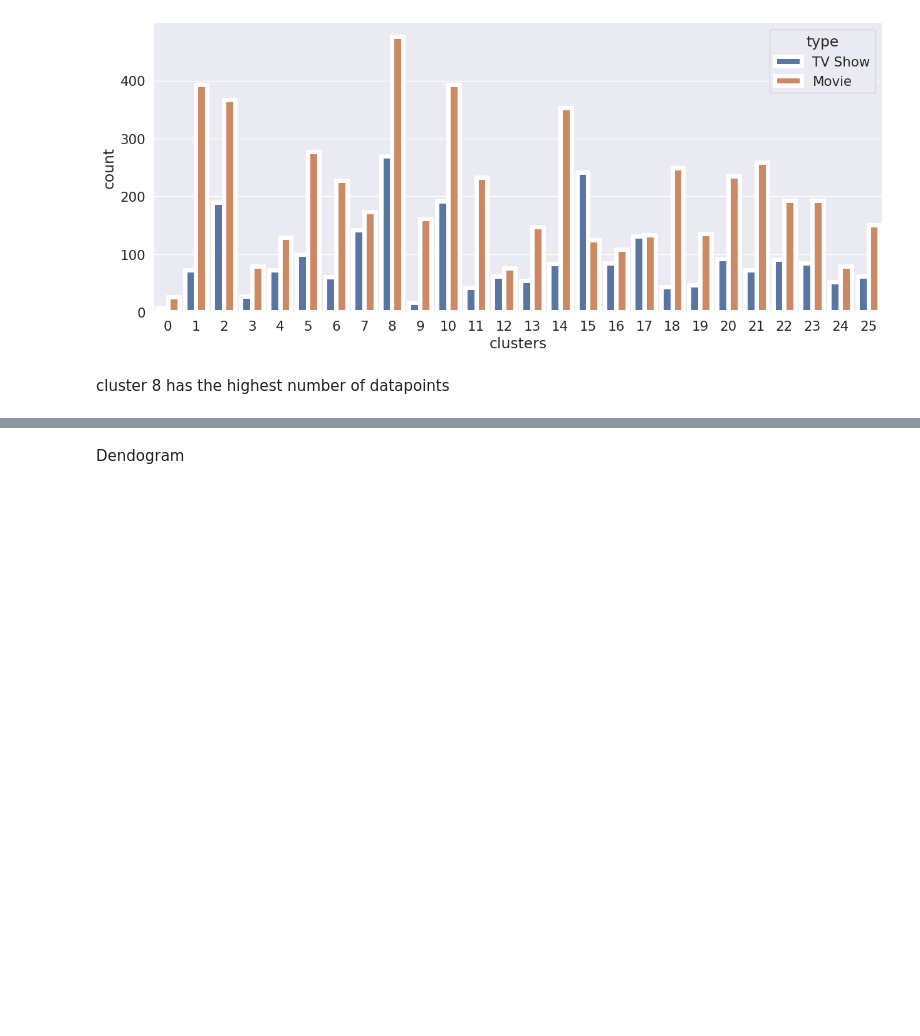
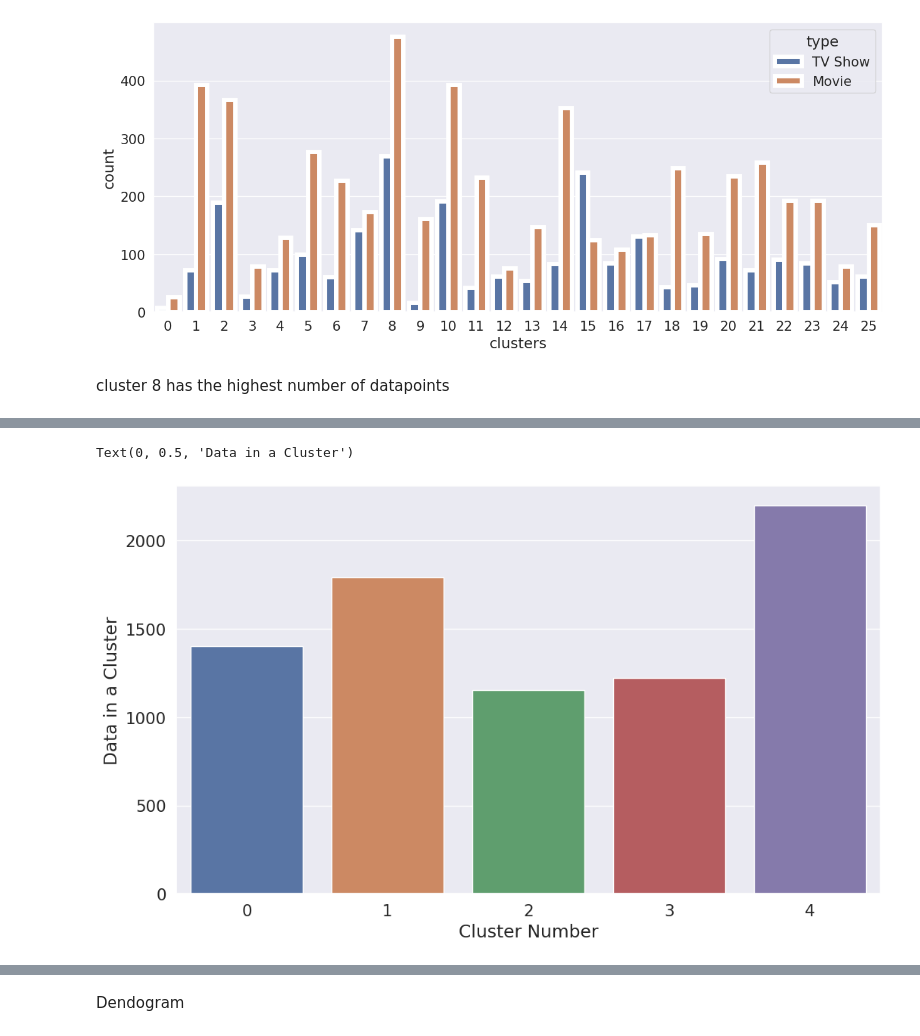
Before and after one commit to ambika1us/NETFLIX-MOVIES-AND-TV-SHOWS-CLUSTERING, a Jupyter notebook: Capstone_Project_Unsupervised_Learning.ipynb, the cells around one changed output, grey strips where cells are left out. Drawn from its saved outputs; the diff is of its cells as text; code cells hidden in the pictures; blank space fills up the shorter version.

```diff
--- a/Capstone_Project_Unsupervised_Learning.ipynb
+++ b/Capstone_Project_Unsupervised_Learning.ipynb
@@ -1122,0 +1145,4 @@ cluster 8 has the highest number of datapoints
+# %%
+len(kmeans.labels_)
+new_fx_df['clusters']=kmeans.labels_
+new_fx_df.head()
@@ -1123,3 +1156,11 @@ cluster 8 has the highest number of datapoints
+# %%
+plt.figure(figsize=(12,7))
+axis=sns.barplot(x=np.arange(0,5,1),y=new_fx_df.groupby(['clusters']).count()['type'].values)
+plt.xlabel('Cluster Number')
+plt.ylabel('Data in a Cluster')
+# %% [output]
+Text(0, 0.5, 'Data in a Cluster')
+[figure, added]
 # %%
 #Scatter plot for clusters
 fig=px.scatter(nfx,y='type',x='clusters',color='clusters')
```
Also changed, not shown: parts of 7 cells of this notebook.
